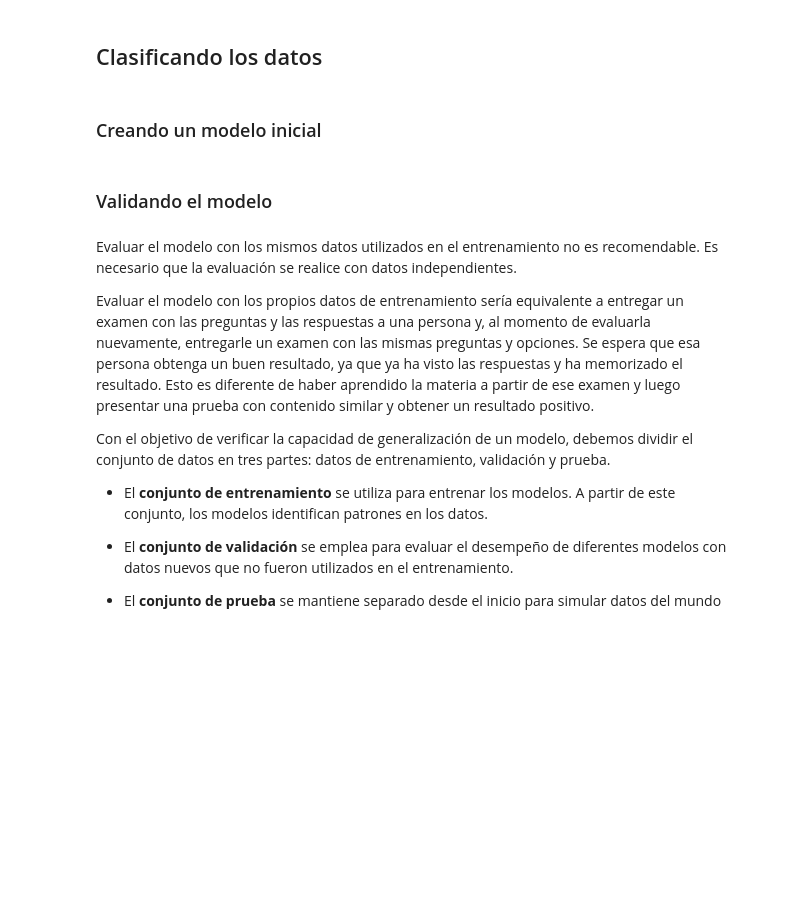
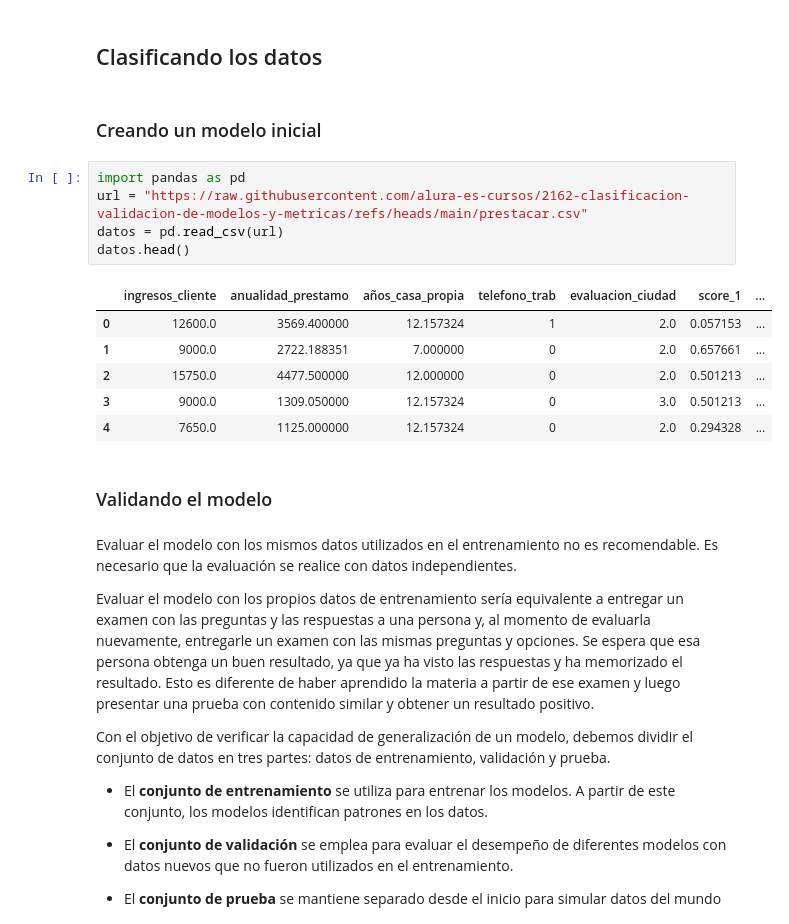
Before and after one commit to AngelTroncoso/ML_Alura, a Jupyter notebook: 7_Clasificacion_validacion_y_metricas.ipynb, the cells around one changed output. Cells and saved outputs as stored; diff of their text form; blank space fills up the shorter version.

```diff
--- a/7_Clasificacion_validacion_y_metricas.ipynb
+++ b/7_Clasificacion_validacion_y_metricas.ipynb
@@ -14,6 +14,18 @@ Nuestra tarea es utilizar los datos proporcionados por la empresa para **clasifi
 ## <font color='dark'>Clasificando los datos</h1>
 # %% [markdown]
 ### Creando un modelo inicial
+# %%
+import pandas as pd
+url = "https://raw.githubusercontent.com/alura-es-cursos/2162-clasificacion-validacion-de-modelos-y-metricas/refs/heads/main/prestacar.csv"
+datos = pd.read_csv(url)
+datos.head()
+# %% [output]
+|  | ingresos_cliente | anualidad_prestamo | años_casa_propia | telefono_trab | evaluacion_ciudad | score_1 | ... |
+| 0 | 12600.0 | 3569.400000 | 12.157324 | 1 | 2.0 | 0.057153 | ... |
+| 1 | 9000.0 | 2722.188351 | 7.000000 | 0 | 2.0 | 0.657661 | ... |
+| 2 | 15750.0 | 4477.500000 | 12.000000 | 0 | 2.0 | 0.501213 | ... |
+| 3 | 9000.0 | 1309.050000 | 12.157324 | 0 | 3.0 | 0.501213 | ... |
+| 4 | 7650.0 | 1125.000000 | 12.157324 | 0 | 2.0 | 0.294328 | ... |
 # %% [markdown]
 ### Validando el modelo
 # %% [markdown]
```
